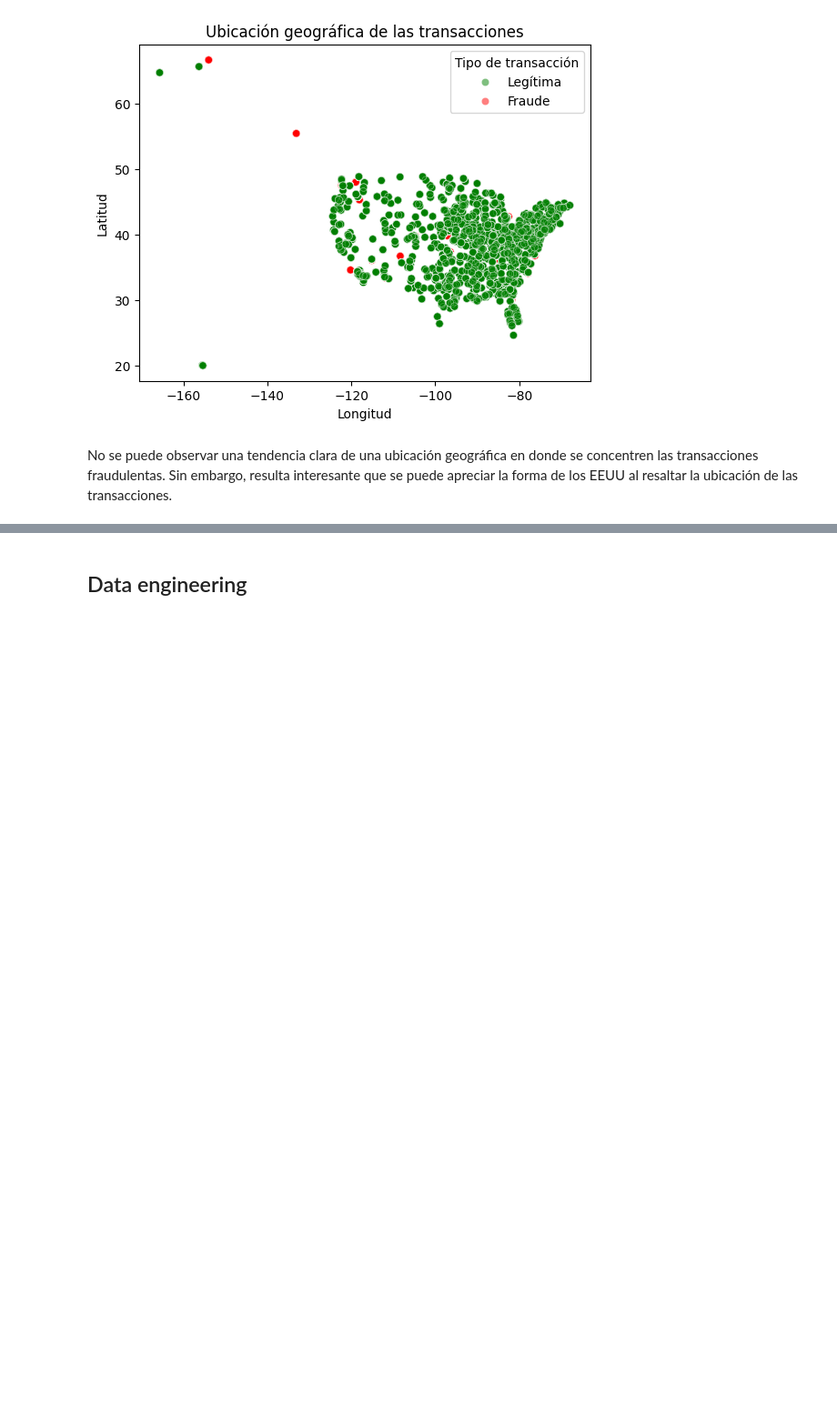
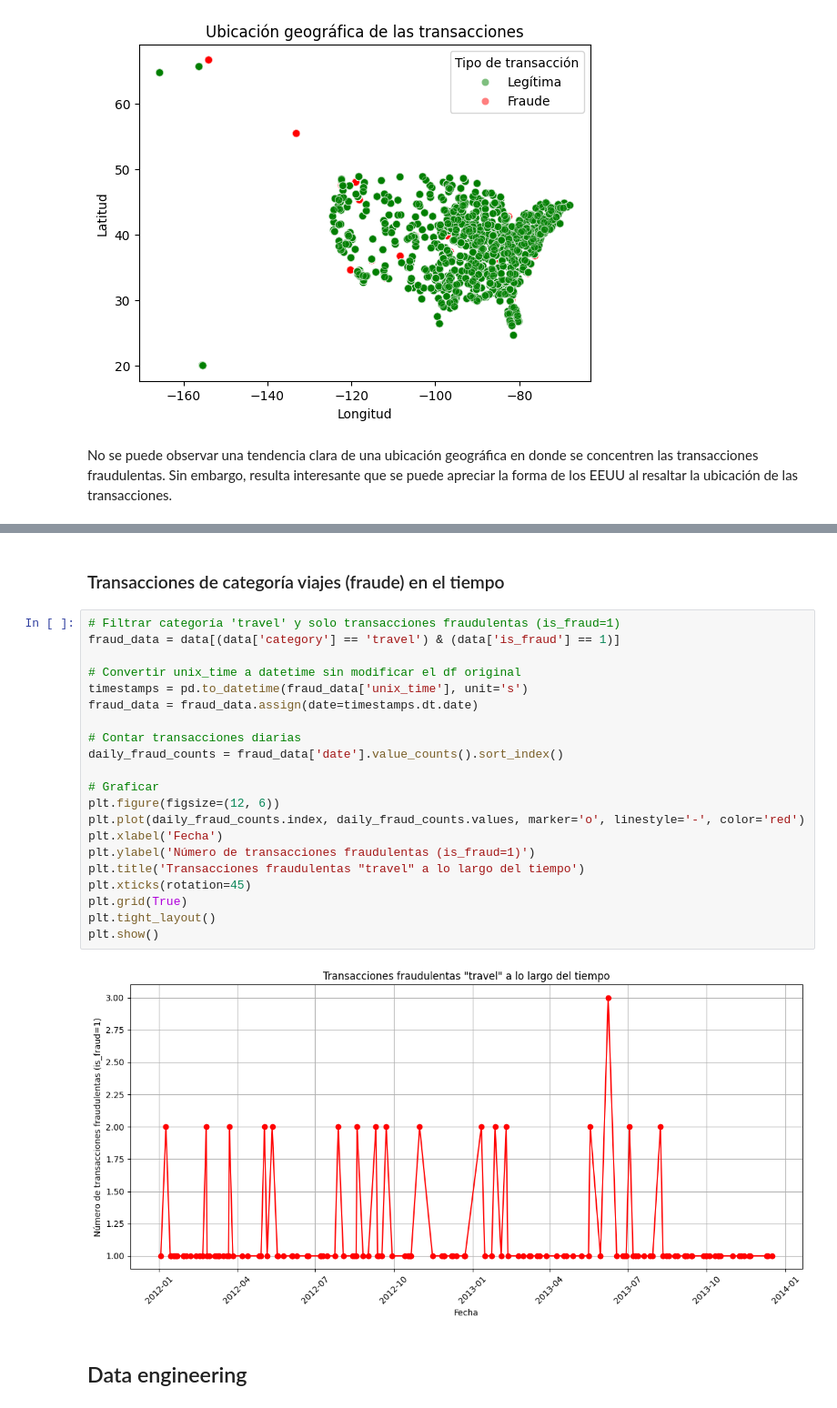
Before and after one commit to Aq202/UVG_SDS_PROYECTO1, a Jupyter notebook: proyecto_deteccion_fraude.ipynb, the cells around one changed output, grey strips where cells are left out. Shown: that part at 91% size. Cells and saved outputs as stored; diff of their text form; blank space fills up the shorter version.

```diff
--- a/analisis_exploratorio.ipynb
+++ b/proyecto_deteccion_fraude.ipynb
@@ -214,3 +242,28 @@ No se puede observar una tendencia clara de una ubicación geográfica en donde
+# %% [markdown]
+### Transacciones de categoría viajes (fraude) en el tiempo
+# %%
+# Filtrar categoría 'travel' y solo transacciones fraudulentas (is_fraud=1)
+fraud_data = data[(data['category'] == 'travel') & (data['is_fraud'] == 1)]
+
+# Convertir unix_time a datetime sin modificar el df original
+timestamps = pd.to_datetime(fraud_data['unix_time'], unit='s')
+fraud_data = fraud_data.assign(date=timestamps.dt.date)
+
+# Contar transacciones diarias
+daily_fraud_counts = fraud_data['date'].value_counts().sort_index()
+
+# Graficar
+plt.figure(figsize=(12, 6))
+plt.plot(daily_fraud_counts.index, daily_fraud_counts.values, marker='o', linestyle='-', color='red')
+plt.xlabel('Fecha')
+plt.ylabel('Número de transacciones fraudulentas (is_fraud=1)')
+plt.title('Transacciones fraudulentas "travel" a lo largo del tiempo')
+plt.xticks(rotation=45)
+plt.grid(True)
+plt.tight_layout()
+plt.show()
+# %% [output]
+[figure, added]
 # %% [markdown]
 ## Data engineering
 # %%
```
Also changed, not shown: parts of 32 cells of this notebook.
